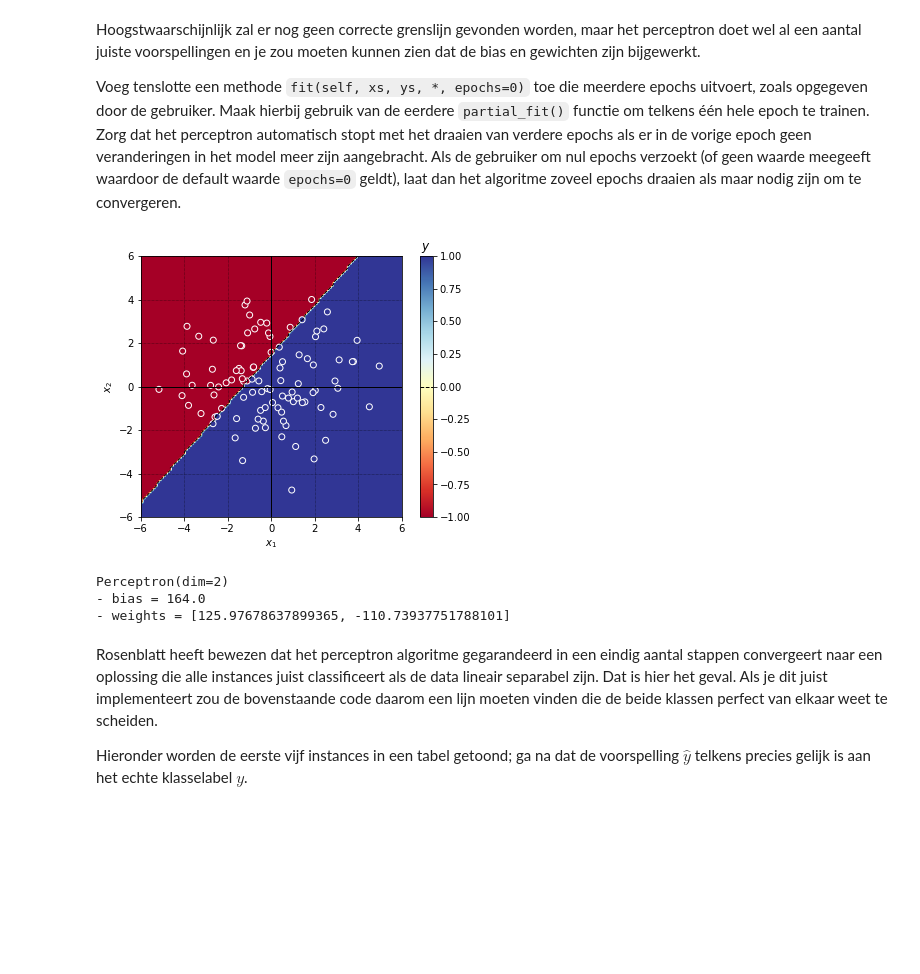
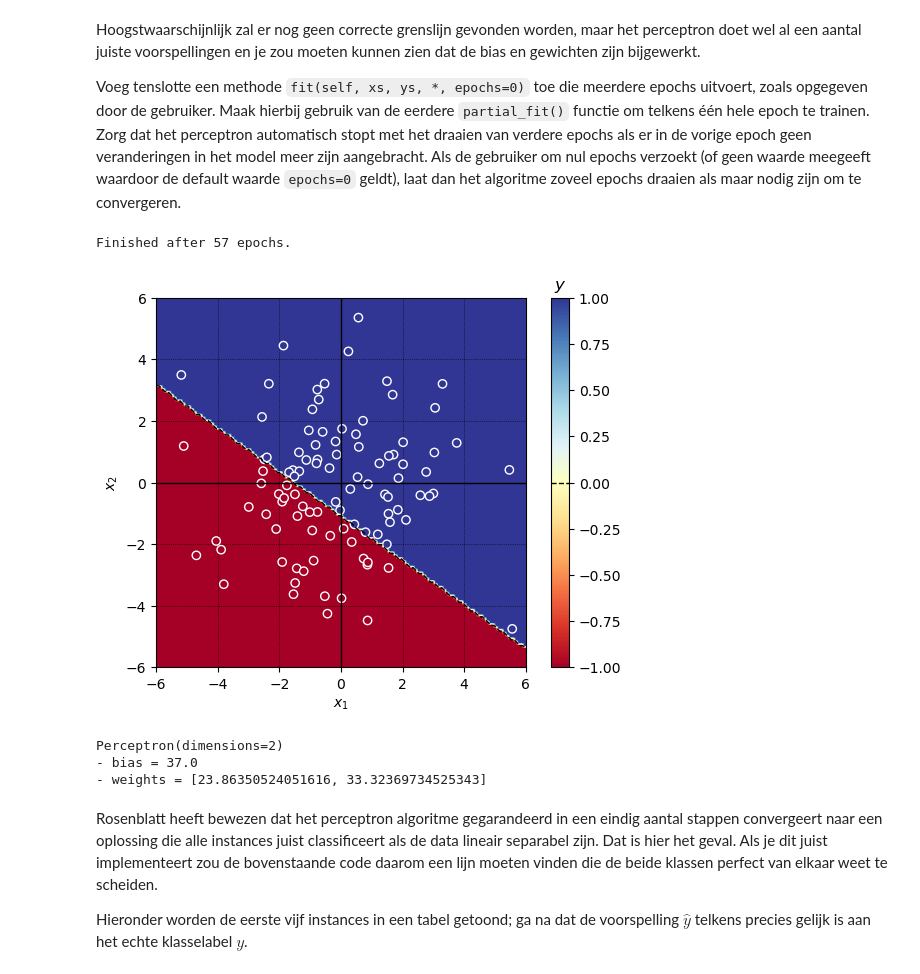
Before and after one commit to denniswiersma/AdvancedDatamining, a Jupyter notebook: chapter1/Werkcollege_v2223-H1.ipynb, the cells around one changed output. Saved outputs shown, nothing was run; the diff lists cells and outputs as text; code cells hidden in the pictures; blank space fills up the shorter version.

```diff
--- a/chapter1/Werkcollege_v2223-H1.ipynb
+++ b/chapter1/Werkcollege_v2223-H1.ipynb
@@ -208,17 +208,18 @@ Hoogstwaarschijnlijk zal er nog geen correcte grenslijn gevonden worden, maar he
 
 Voeg tenslotte een methode `fit(self, xs, ys, *, epochs=0)` toe die meerdere epochs uitvoert, zoals opgegeven door de gebruiker. Maak hierbij gebruik van de eerdere `partial_fit()` functie om telkens één hele epoch te trainen. Zorg dat het perceptron automatisch stopt met het draaien van verdere epochs als er in de vorige epoch geen veranderingen in het model meer zijn aangebracht. Als de gebruiker om nul epochs verzoekt (of geen waarde meegeeft waardoor de default waarde `epochs=0` geldt), laat dan het algoritme zoveel epochs draaien als maar nodig zijn om te convergeren.
 # %%
-my_perceptron = model.Perceptron(dim=2)
+my_perceptron = model.Perceptron(dimensions=2)
 my_perceptron.fit(xs, ys)
 data.scatter(xs, ys, model=my_perceptron)
 print(my_perceptron)
 print(f'- bias = {my_perceptron.bias}')
 print(f'- weights = {my_perceptron.weights}')
 # %% [output]
+Finished after 57 epochs.
-[figure, old version]
+[figure, new version]
-Perceptron(dim=2)
-- bias = 164.0
-- weights = [125.97678637899365, -110.73937751788101]
+Perceptron(dimensions=2)
+- bias = 37.0
+- weights = [23.86350524051616, 33.32369734525343]
 # %% [markdown]
 Rosenblatt heeft bewezen dat het perceptron algoritme gegarandeerd in een eindig aantal stappen convergeert naar een oplossing die alle instances juist classificeert als de data lineair separabel zijn. Dat is hier het geval. Als je dit juist implementeert zou de bovenstaande code daarom een lijn moeten vinden die de beide klassen perfect van elkaar weet te scheiden.
 
```
Also changed, not shown: parts of 8 cells of this notebook, 1 other file.
